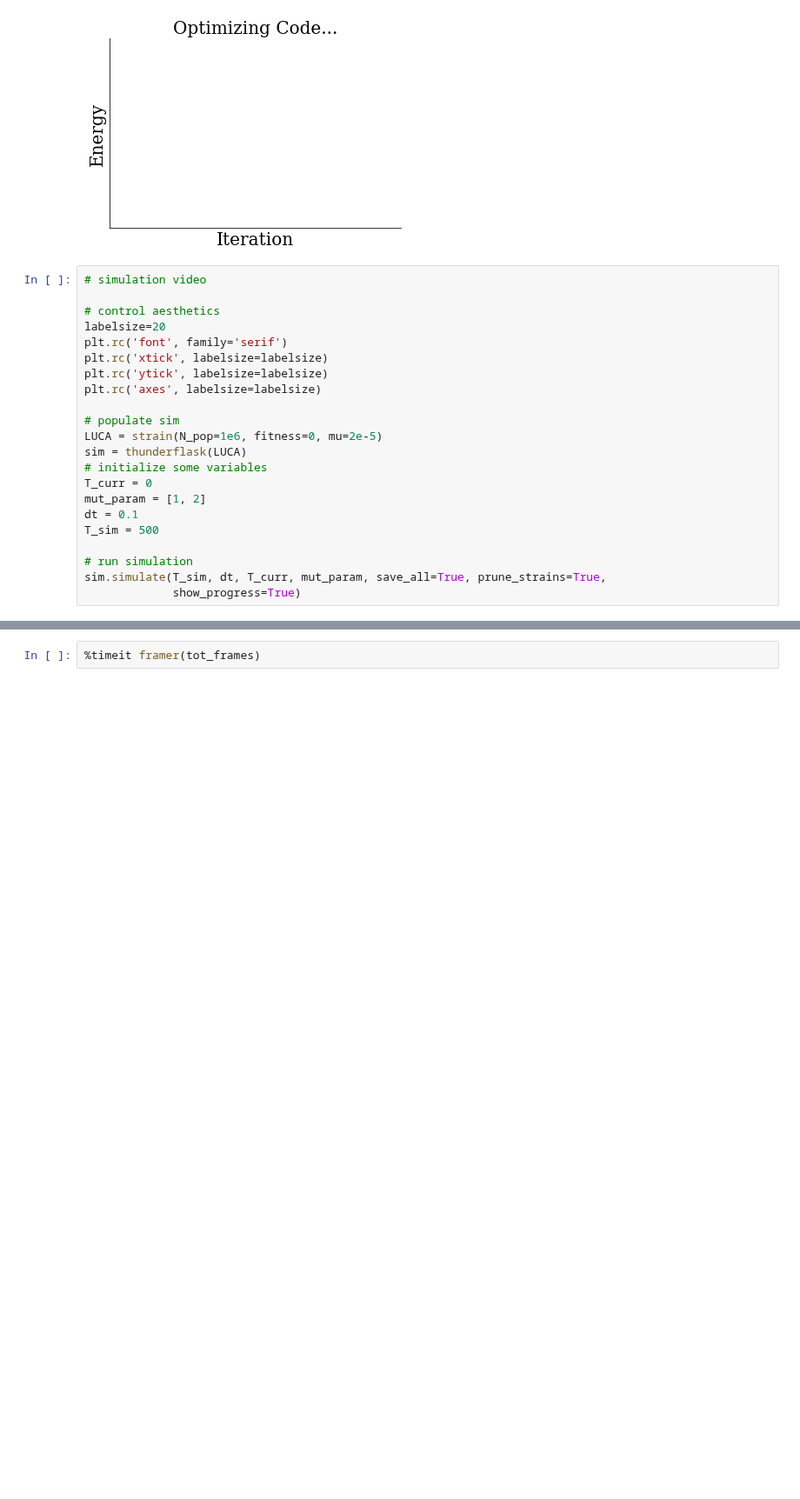
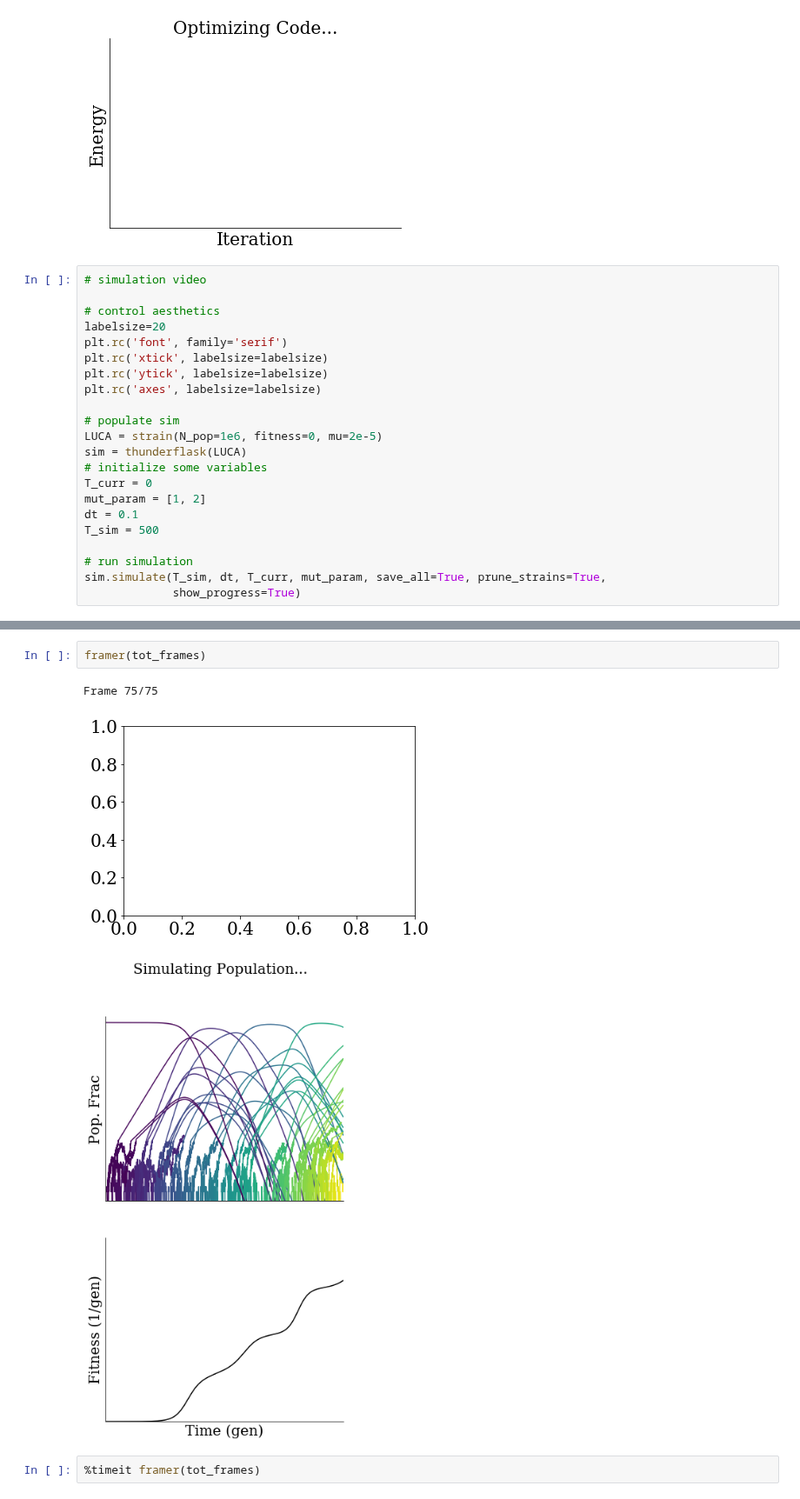
Before and after one commit to EndyLab/codon-tables, a Jupyter notebook: notebooks/sandbox.ipynb, the cells around one changed output, grey strips where cells are left out. Shown at 87% size. Cells and saved outputs as stored; diff of their text form; blank space fills up the shorter version.

```diff
--- a/notebooks/sandbox.ipynb
+++ b/notebooks/sandbox.ipynb
@@ -448,3 +425,9 @@ Frame 148/150
+# %%
+framer(tot_frames)
+# %% [output]
+Frame 75/75
+[figure, added]
+[figure, added]
 # %%
 %timeit framer(tot_frames)
 # %% [output]
```
Also changed, not shown: parts of 3 cells of this notebook.
